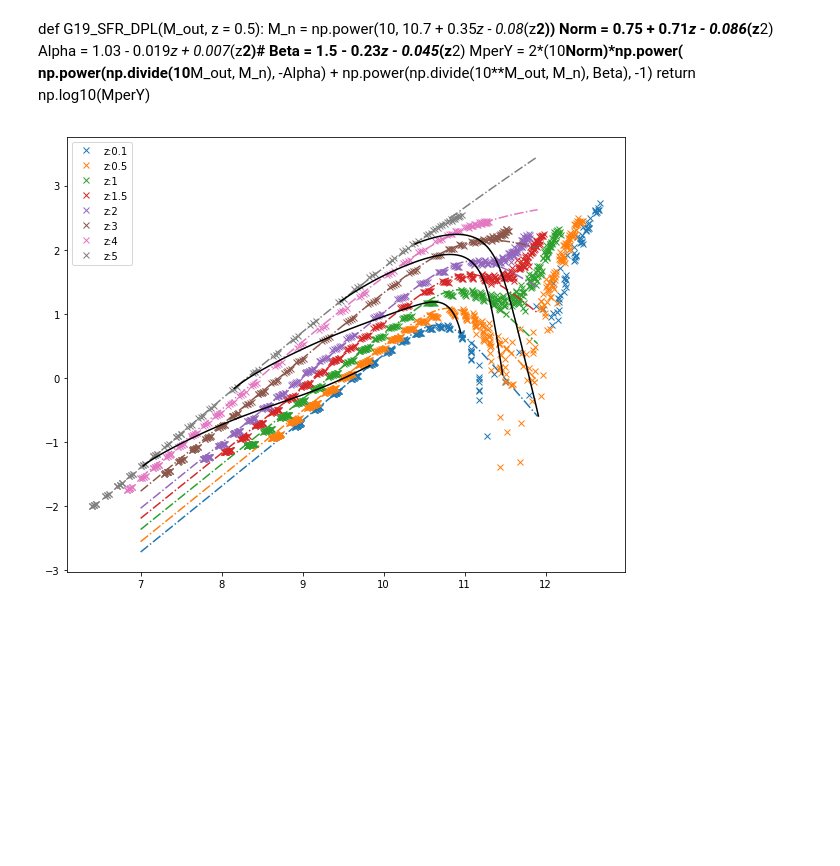
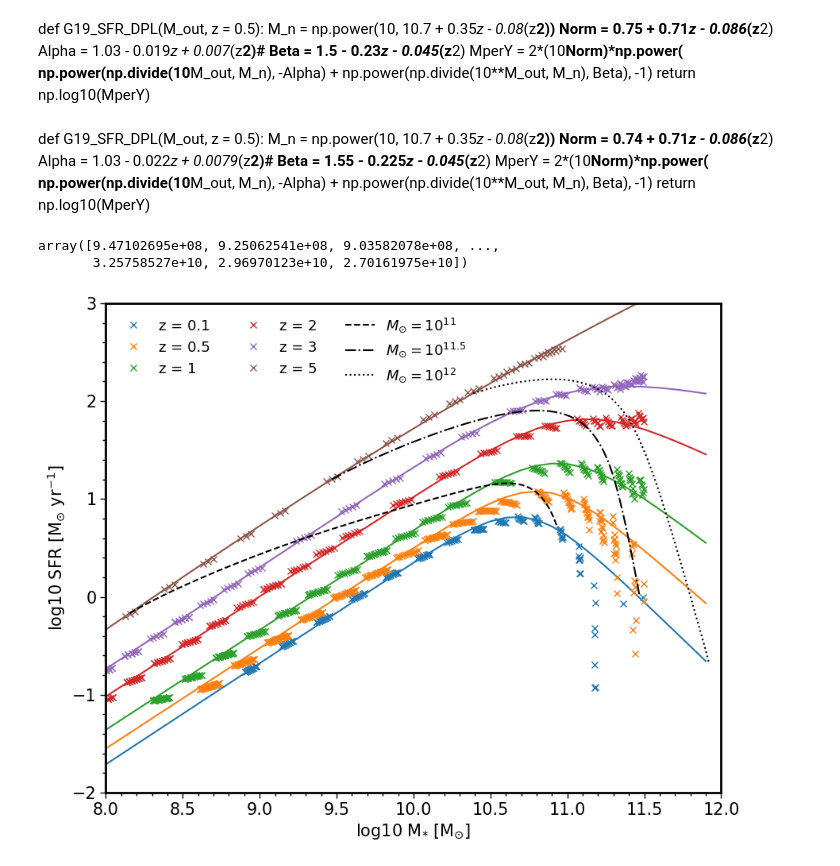
Before and after one commit to PipGrylls/STEEL, a Jupyter notebook: Notebooks/Science/HMT_Continuity.ipynb, the cells around one changed output. Drawn from its saved outputs; the diff is of its cells as text; code cells hidden in the pictures; blank space fills up the shorter version.

Commit message:
Change the accreetion figure to be paper useable

```diff
--- a/Notebooks/Science/HMT_Continuity.ipynb
+++ b/Notebooks/Science/HMT_Continuity.ipynb
@@ -37,32 +82,51 @@ def G19_SFR_DPL(M_out, z = 0.5):
     Beta = 1.5 - 0.23*z - 0.045*(z**2)
     MperY = 2*(10**Norm)*np.power( np.power(np.divide(10**M_out, M_n), -Alpha) + np.power(np.divide(10**M_out, M_n), Beta), -1)
     return np.log10(MperY)
+# %% [markdown]
+def G19_SFR_DPL(M_out, z = 0.5):
+    M_n = np.power(10, 10.7 + 0.35*z - 0.08*(z**2))
+    Norm = 0.74 + 0.71*z - 0.086*(z**2)
+    Alpha = 1.03 - 0.022*z + 0.0079*(z**2)#
+    Beta = 1.55 - 0.225*z - 0.045*(z**2)
+    MperY = 2*(10**Norm)*np.power( np.power(np.divide(10**M_out, M_n), -Alpha) + np.power(np.divide(10**M_out, M_n), Beta), -1)
+    return np.log10(MperY)
 # %%
 def G19_SFR_DPL(M_out, z = 0.5):
-    M_n = np.power(10, 10.7 + 0.35*z - 0.08*(z**2))
-    Norm = 0.75 + 0.71*z - 0.086*(z**2)
-    Alpha = 1.03 - 0.019*z + 0.007*(z**2)#
-    Beta = 1.5 - 0.23*z - 0.045*(z**2)
+    M_n = np.power(10, 10.7 + 0.34*z - 0.079*(z**2))
+    Norm = 0.74 + 0.71*z - 0.087*(z**2)
+    Alpha = 1.035 - 0.022*z + 0.0077*(z**2)#
+    Beta = 1.55 - 0.35*z - 0.02*(z**2)
     MperY = 2*(10**Norm)*np.power( np.power(np.divide(10**M_out, M_n), -Alpha) + np.power(np.divide(10**M_out, M_n), Beta), -1)
     return np.log10(MperY)
+# %%
+Data[0]
+# %% [output]
+array([9.47102695e+08, 9.25062541e+08, 9.03582078e+08, ...,
+       3.25758527e+10, 2.96970123e+10, 2.70161975e+10])
 # %%
 colours = ["C0", "C1", "C2", "C3", "C4", "C5", "C6", "C7", "C8", "C9", "k"]
 colourcycler = cycle(colours)
 M = np.arange(7, 12, 0.1)
 plt.figure(figsize = [10,8])
-for Redshift in [0.1,0.5, 1,1.5, 2,3,4, 5]:
+for Redshift in [0.1,0.5, 1, 2, 3,5]:
     colour = next(colourcycler)
-    Mask = np.ma.masked_inside(Data[2], Redshift-0.1, Redshift+0.1).mask
-    plt.plot(np.log10(Data[0][Mask]), np.log10(Data[1][Mask]), "x", label = "z:{}".format(Redshift), color = colour)
-    plt.plot(M, G19_SFR_DPL(M, Redshift), "-.", color = colour)
-plt.plot(GalaxyMass10, Galaxy10SFR, "-", color = "k")
-plt.plot(GalaxyMass11, Galaxy11SFR, "-", color = "k")
-plt.plot(GalaxyMass11p5, Galaxy11p5SFR, "-", color = "k")
-plt.plot(GalaxyMass12, Galaxy12SFR, "-", color = "k")
-plt.legend()
+    Mask0 = np.ma.masked_inside(np.log10(Data[0]), 8, 11.5).mask
+    Mask1 = np.ma.masked_inside(Data[2], Redshift-0.1, Redshift+0.1).mask
+    Mask = Mask0 * Mask1
+    plt.plot(np.log10(Data[0][Mask]), np.log10(Data[1][Mask]), "x", label = "z = {}".format(Redshift), color = colour)
+    plt.plot(M, G19_SFR_DPL(M, Redshift), "-", color = colour)
+plt.plot(GalaxyMass11, Galaxy11SFR, "--", color = "k", label = r"$M_{\odot} = 10^{11}$")
+plt.plot(GalaxyMass11p5, Galaxy11p5SFR, "-.", color = "k", label = r"$M_{\odot} = 10^{11.5}$")
+plt.plot(GalaxyMass12, Galaxy12SFR, ":", color = "k", label = r"$M_{\odot} = 10^{12}$")
+
+plt.ylabel("log10 SFR [M$_{\odot}$ yr$^{-1}$]")
+plt.xlabel("log10 M$_{*}$ [M$_{\odot}$]")
+plt.xlim(8, 12)
+plt.ylim(-2, 3)
+plt.legend(frameon = False, ncol = 3, loc = 2, fontsize = 13)
 plt.show()
 # %% [output]
-[figure, old version]
+[figure, new version]
 # %%
 T = np.arange(0.1, 5, 0.1)
 plt.plot(T, 0.05*np.log(1+np.divide((T*(10**3)), 1.4)))
```
Also changed, not shown: parts of 8 cells of this notebook, 2 other files.
